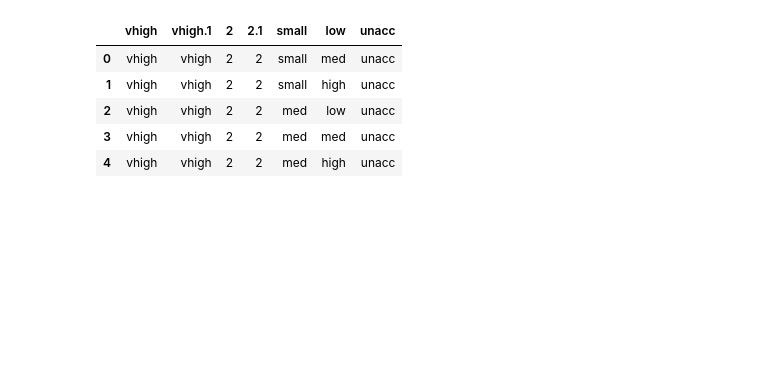
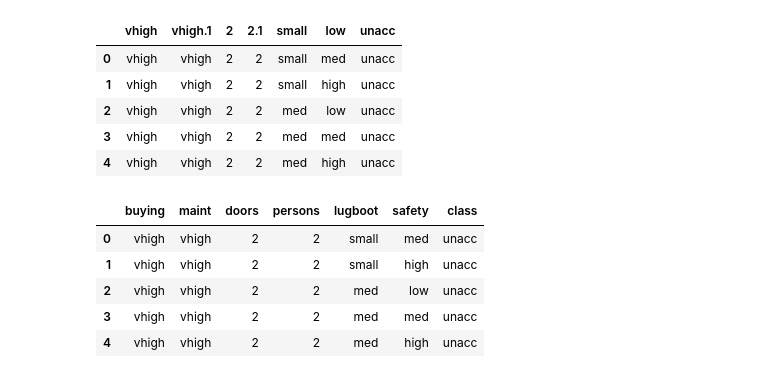
Before and after one commit to AustinKarki/75-Days-of-Coding-Challenge, a Jupyter notebook: DECISIONTREE.ipynb, the cells around one changed output. Saved outputs shown, nothing was run; the diff lists cells and outputs as text; code cells hidden in the pictures; blank space fills up the shorter version.

```diff
--- a/DECISIONTREE.ipynb
+++ b/DECISIONTREE.ipynb
@@ -54,0 +58,14 @@ df.head()
+# %%
+# rename the column
+
+colnames=["buying","maint","doors","persons","lugboot","safety","class"]
+
+df.columns=colnames
+df.head() #door person features and class targt
+# %% [output]
+|  | buying | maint | doors | persons | lugboot | safety | class |
+| 0 | vhigh | vhigh | 2 | 2 | small | med | unacc |
+| 1 | vhigh | vhigh | 2 | 2 | small | high | unacc |
+| 2 | vhigh | vhigh | 2 | 2 | med | low | unacc |
+| 3 | vhigh | vhigh | 2 | 2 | med | med | unacc |
+| 4 | vhigh | vhigh | 2 | 2 | med | high | unacc |
```
Also changed, not shown: parts of 13 cells of this notebook.
